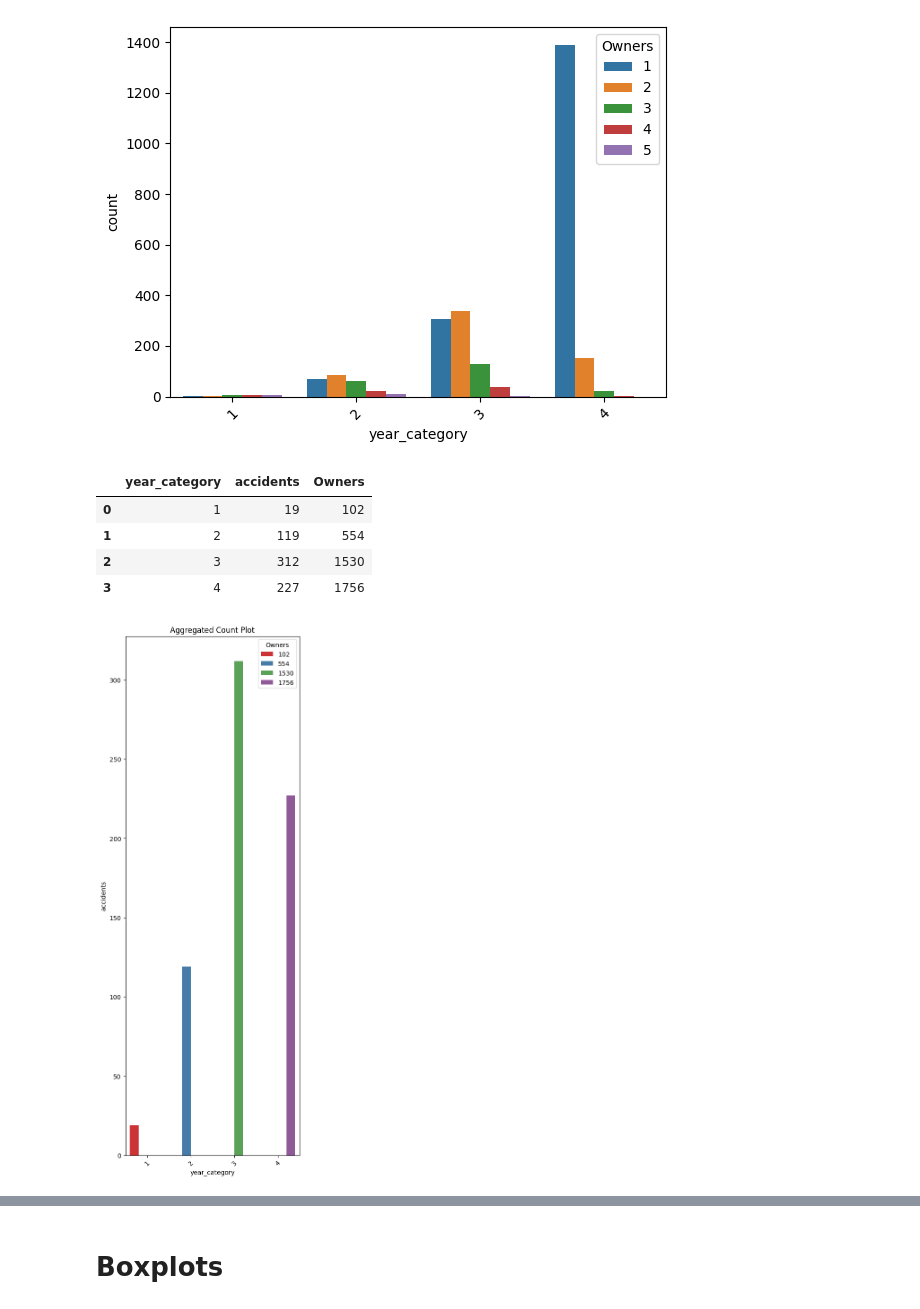
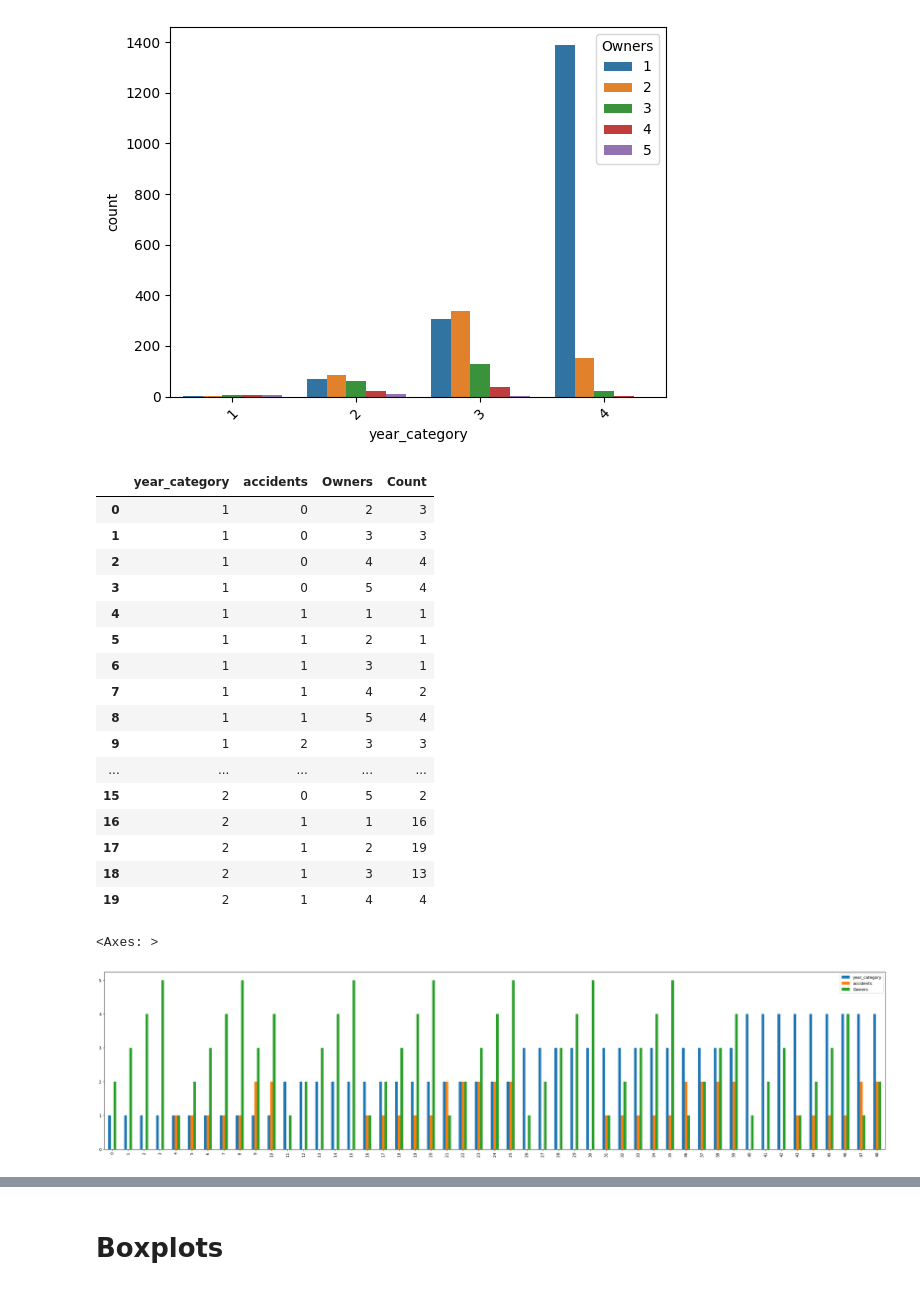
Before and after one commit to Soha85/MyKaggle, a Jupyter notebook: used-car-price-prediction.ipynb, the cells around one changed output, grey strips where cells are left out. Cells and saved outputs as stored; diff of their text form; code cells hidden in the pictures.

```diff
--- a/used-car-price-prediction.ipynb
+++ b/used-car-price-prediction.ipynb
@@ -303,21 +308,29 @@ plt.xticks(rotation=45)
  [Text(0, 0, '1'), Text(1, 0, '2'), Text(2, 0, '3'), Text(3, 0, '4')])
 [figure]
 # %%
-# Aggregate 'accidents' by 'year'
-df_agg = df.groupby(['year_category'])[['accidents','Owners']].sum().reset_index()
-df_agg
+# Aggregate
+df_agg = df.groupby(['year_category','accidents','Owners']).size().reset_index(name='Count')
+df_agg.head(20)
 # %% [output]
-|  | year_category | accidents | Owners |
-| 0 | 1 | 19 | 102 |
-| 1 | 2 | 119 | 554 |
-| 2 | 3 | 312 | 1530 |
-| 3 | 4 | 227 | 1756 |
+|  | year_category | accidents | Owners | Count |
+| 0 | 1 | 0 | 2 | 3 |
+| 1 | 1 | 0 | 3 | 3 |
+| 2 | 1 | 0 | 4 | 4 |
+| 3 | 1 | 0 | 5 | 4 |
+| 4 | 1 | 1 | 1 | 1 |
+| 5 | 1 | 1 | 2 | 1 |
+| 6 | 1 | 1 | 3 | 1 |
+| 7 | 1 | 1 | 4 | 2 |
+| 8 | 1 | 1 | 5 | 4 |
+| 9 | 1 | 2 | 3 | 3 |
+| ... | ... | ... | ... | ... |
+| 15 | 2 | 0 | 5 | 2 |
+| 16 | 2 | 1 | 1 | 16 |
+| 17 | 2 | 1 | 2 | 19 |
+| 18 | 2 | 1 | 3 | 13 |
+| 19 | 2 | 1 | 4 | 4 |
-# %%
-# Create a count plot
-plt.figure(figsize=(5,15))
-sns.barplot(x='year_category', y='accidents', hue='Owners', data=df_agg, palette='Set1')
-plt.title('Aggregated Count Plot')
-plt.xticks(rotation=45)
-plt.show()
-# %% [output]
-[figure, removed]
+# %%
+df_agg[['year_category','accidents','Owners']].plot(kind="bar",figsize=(35,8))
+# %% [output]
+<Axes: >
+[figure, added]
```
Also changed, not shown: parts of 7 cells of this notebook.
